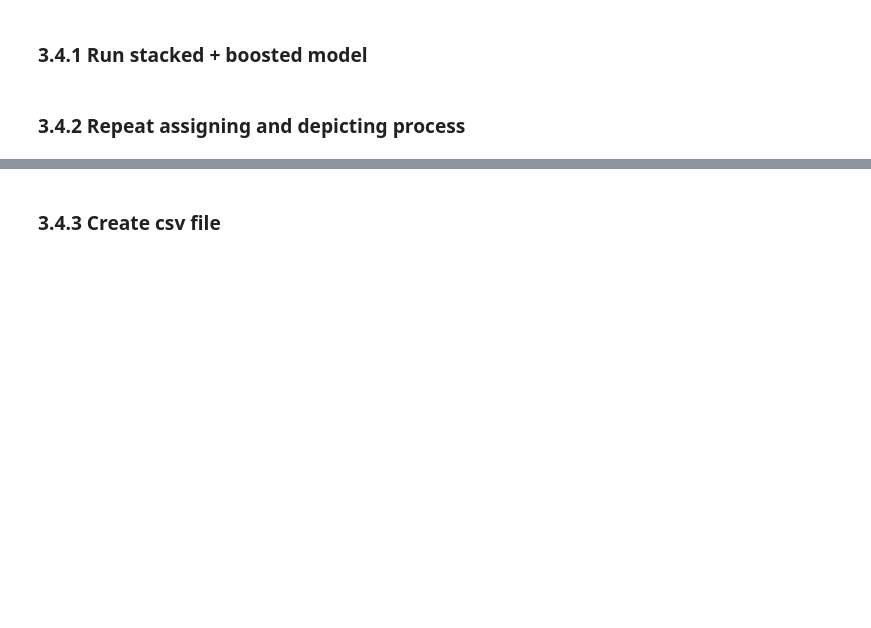
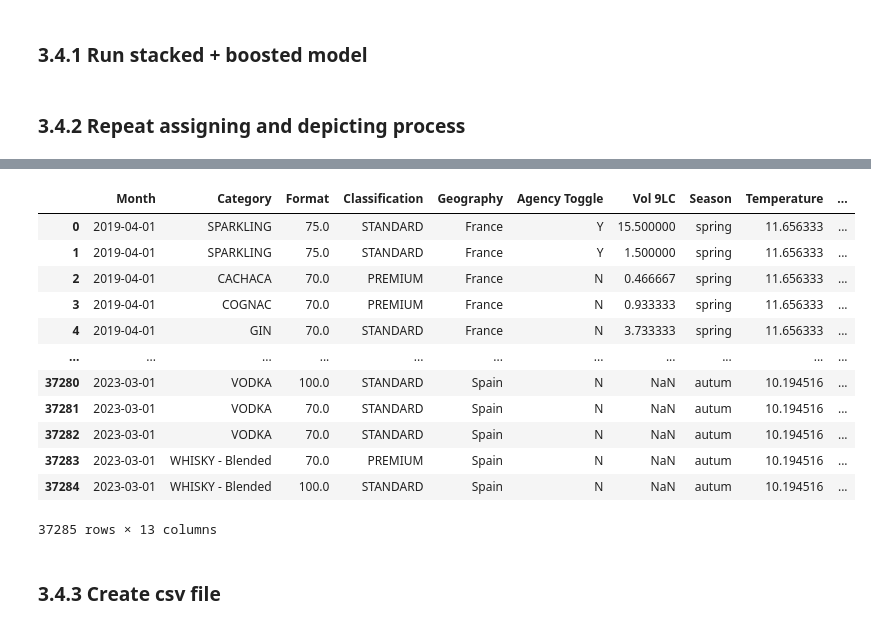
Before and after one commit to LucasTrost/Ironhack-Final-Project-Bacardi, a Jupyter notebook: Python Notebook/Bacardi_Creating_Model.ipynb, the cells around one changed output, grey strips where cells are left out. Saved outputs shown, nothing was run; the diff lists cells and outputs as text; code cells hidden in the pictures; blank space fills up the shorter version.

```diff
--- a/Python Notebook/Bacardi_Creating_Model.ipynb
+++ b/Python Notebook/Bacardi_Creating_Model.ipynb
@@ -381,3 +381,19 @@ plt.grid(True);
+# %%
+df_full_volume
+# %% [output]
+|  | Month | Category | Format | Classification | Geography | Agency Toggle | Vol 9LC | Season | Temperature | ... |
+| 0 | 2019-04-01 | SPARKLING | 75.0 | STANDARD | France | Y | 15.500000 | spring | 11.656333 | ... |
+| 1 | 2019-04-01 | SPARKLING | 75.0 | STANDARD | France | Y | 1.500000 | spring | 11.656333 | ... |
+| 2 | 2019-04-01 | CACHACA | 70.0 | PREMIUM | France | N | 0.466667 | spring | 11.656333 | ... |
+| 3 | 2019-04-01 | COGNAC | 70.0 | PREMIUM | France | N | 0.933333 | spring | 11.656333 | ... |
+| 4 | 2019-04-01 | GIN | 70.0 | STANDARD | France | N | 3.733333 | spring | 11.656333 | ... |
+| ... | ... | ... | ... | ... | ... | ... | ... | ... | ... | ... |
+| 37280 | 2023-03-01 | VODKA | 100.0 | STANDARD | Spain | N | NaN | autum | 10.194516 | ... |
+| 37281 | 2023-03-01 | VODKA | 70.0 | STANDARD | Spain | N | NaN | autum | 10.194516 | ... |
+| 37282 | 2023-03-01 | VODKA | 70.0 | STANDARD | Spain | N | NaN | autum | 10.194516 | ... |
+| 37283 | 2023-03-01 | WHISKY - Blended | 70.0 | PREMIUM | Spain | N | NaN | autum | 10.194516 | ... |
+| 37284 | 2023-03-01 | WHISKY - Blended | 100.0 | STANDARD | Spain | N | NaN | autum | 10.194516 | ... |
+37285 rows × 13 columns
 # %% [markdown]
 ### 3.4.3 Create csv file
 # %%
```
Also changed, not shown: parts of 7 cells of this notebook.
